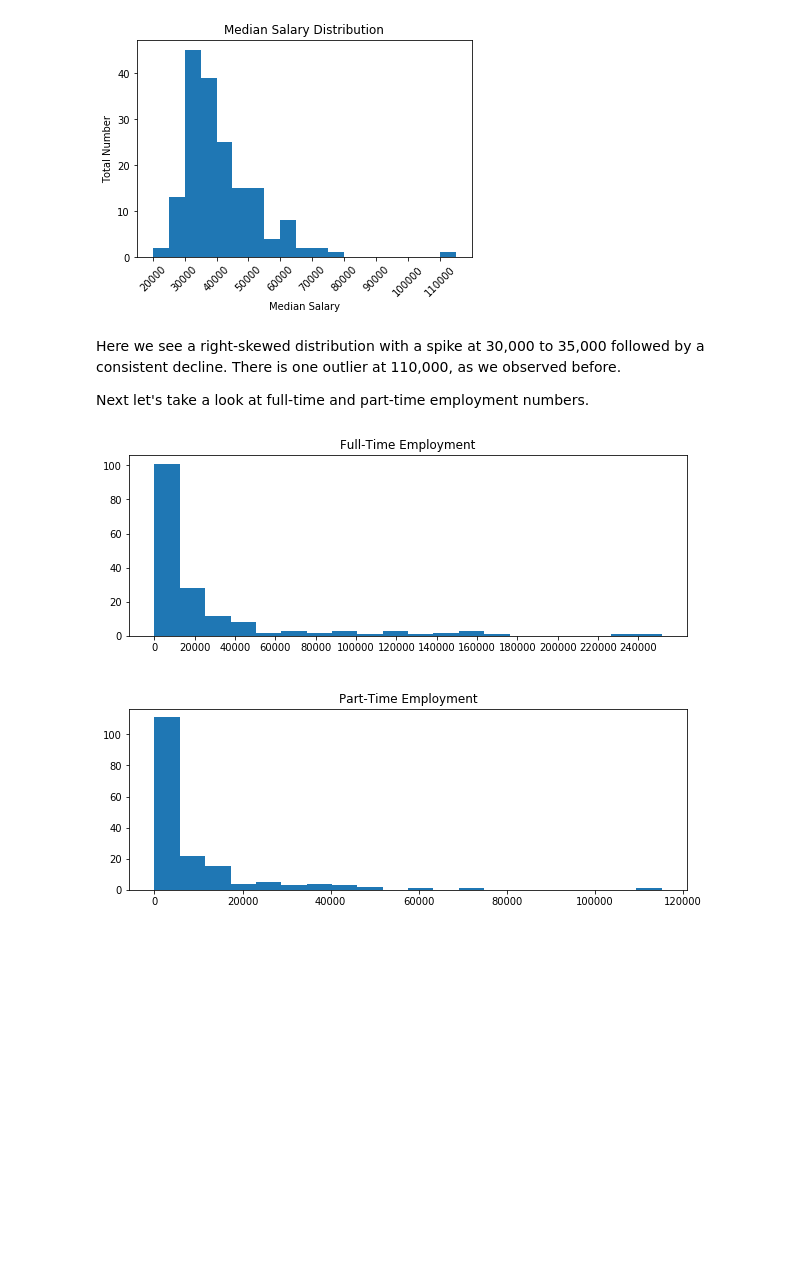
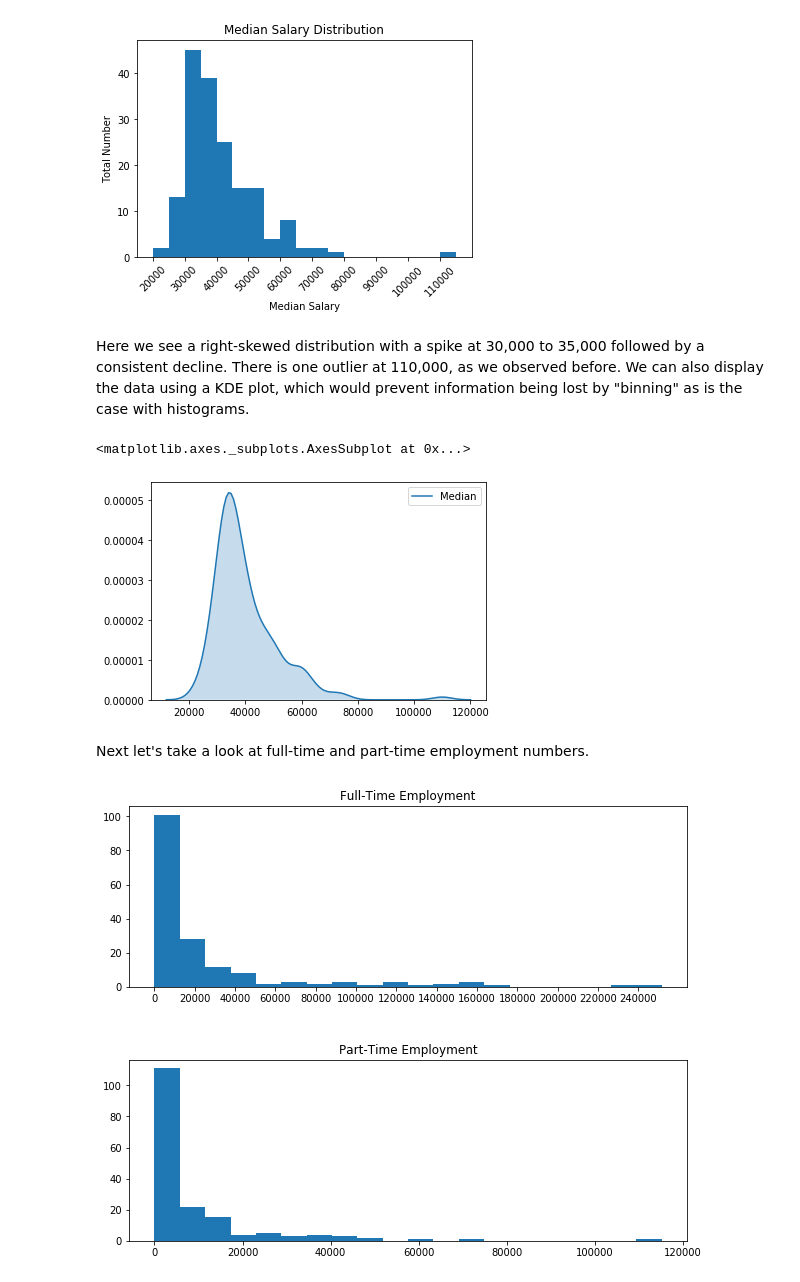
Before and after one commit to MustafaBor/data-projects, a Jupyter notebook: College Major Analysis/Gender Distribution Among College Majors & the Effect of Majors on Earnings and Employment.ipynb, the cells around one changed output. Drawn from its saved outputs; the diff is of its cells as text; code cells hidden in the pictures; blank space fills up the shorter version.

```diff
--- a/College Major Analysis/Gender Distribution Among College Majors & the Effect of Majors on Earnings and Employment.ipynb
+++ b/College Major Analysis/Gender Distribution Among College Majors & the Effect of Majors on Earnings and Employment.ipynb
@@ -195,9 +204,14 @@ plt.title('Median Salary Distribution')
 Text(0.5, 1.0, 'Median Salary Distribution')
 [figure]
 # %% [markdown]
-Here we see a right-skewed distribution with a spike at 30,000 to 35,000 followed by a consistent decline. There is one outlier at 110,000, as we observed before.
-
-Next let's take a look at full-time and part-time employment numbers.
+Here we see a right-skewed distribution with a spike at 30,000 to 35,000 followed by a consistent decline. There is one outlier at 110,000, as we observed before. We can also display the data using a KDE plot, which would prevent information being lost by "binning" as is the case with histograms.
+# %%
+sns.kdeplot(grads['Median'], shade=True)
+# %% [output]
+<matplotlib.axes._subplots.AxesSubplot at 0x...>
+[figure, added]
+# %% [markdown]
+Next let's take a look at full-time and part-time employment numbers.
 # %%
 fig = plt.figure(figsize=(10,8))
 ax1 = fig.add_subplot(2,1,1)
```
Also changed, not shown: parts of 7 cells of this notebook.
